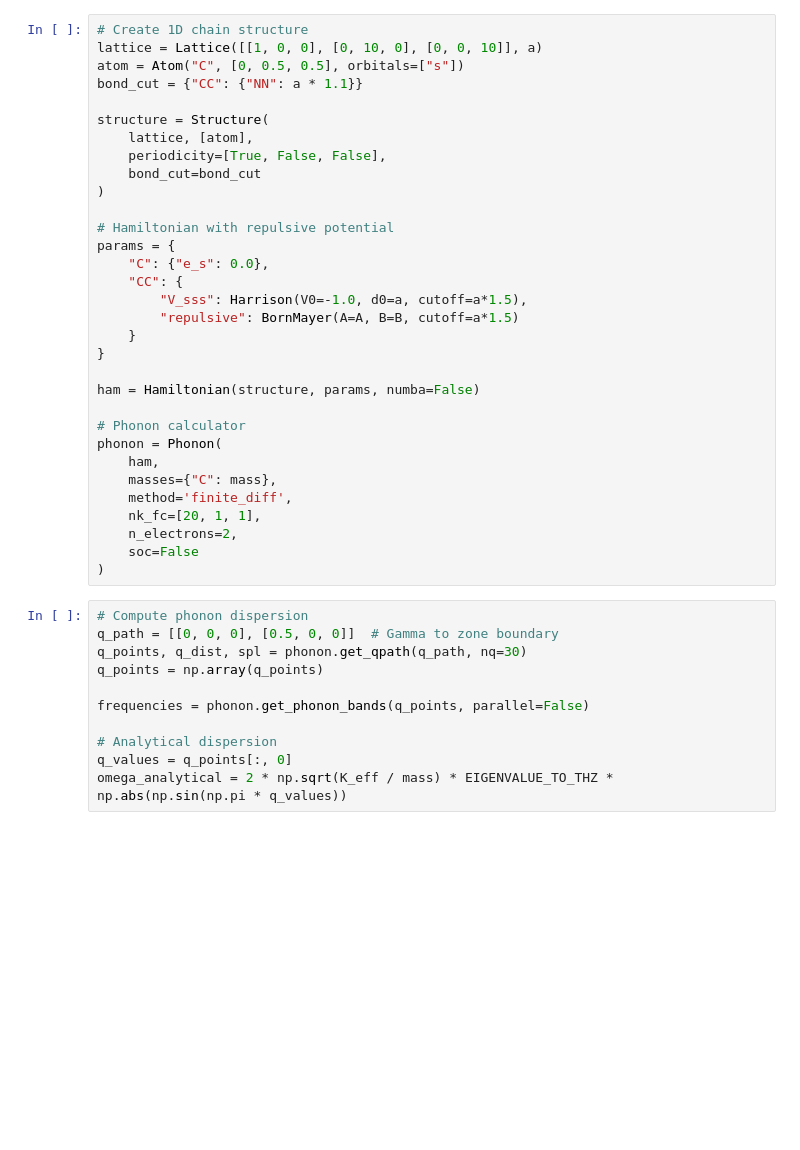
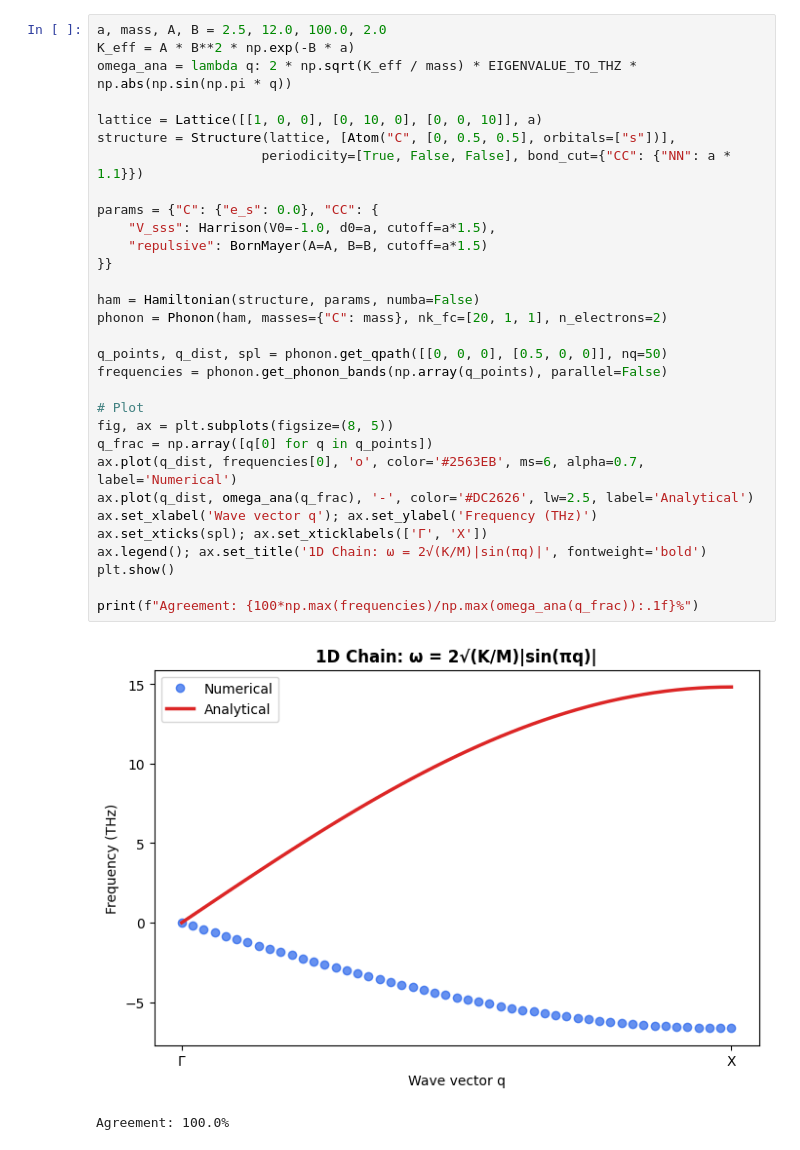
Before and after one commit to santoshkumarradha/pysktb, a Jupyter notebook: docs/source/examples/phonon_calculations.ipynb, the cells around one changed output. Drawn from its saved outputs; the diff is of its cells as text; blank space fills up the shorter version.

```diff
--- a/docs/source/examples/phonon_calculations.ipynb
+++ b/docs/source/examples/phonon_calculations.ipynb
@@ -72,43 +21,34 @@ Analytical ω_max (zone boundary): 14.82 THz
 # %%
-# Create 1D chain structure
+a, mass, A, B = 2.5, 12.0, 100.0, 2.0
+K_eff = A * B**2 * np.exp(-B * a)
+omega_ana = lambda q: 2 * np.sqrt(K_eff / mass) * EIGENVALUE_TO_THZ * np.abs(np.sin(np.pi * q))
+
 lattice = Lattice([[1, 0, 0], [0, 10, 0], [0, 0, 10]], a)
-atom = Atom("C", [0, 0.5, 0.5], orbitals=["s"])
-bond_cut = {"CC": {"NN": a * 1.1}}
+structure = Structure(lattice, [Atom("C", [0, 0.5, 0.5], orbitals=["s"])],
+                     periodicity=[True, False, False], bond_cut={"CC": {"NN": a * 1.1}})
 
-structure = Structure(
-    lattice, [atom],
-    periodicity=[True, False, False],
-    bond_cut=bond_cut
-)
-
-# Hamiltonian with repulsive potential
-params = {
-    "C": {"e_s": 0.0},
-    "CC": {
-        "V_sss": Harrison(V0=-1.0, d0=a, cutoff=a*1.5),
-        "repulsive": BornMayer(A=A, B=B, cutoff=a*1.5)
-    }
-}
+params = {"C": {"e_s": 0.0}, "CC": {
+    "V_sss": Harrison(V0=-1.0, d0=a, cutoff=a*1.5),
+    "repulsive": BornMayer(A=A, B=B, cutoff=a*1.5)
+}}
 
 ham = Hamiltonian(structure, params, numba=False)
+phonon = Phonon(ham, masses={"C": mass}, nk_fc=[20, 1, 1], n_electrons=2)
 
-# Phonon calculator
-phonon = Phonon(
-    ham,
-    masses={"C": mass},
-    method='finite_diff',
-    nk_fc=[20, 1, 1],
-    n_electrons=2,
-    soc=False
-)
+q_points, q_dist, spl = phonon.get_qpath([[0, 0, 0], [0.5, 0, 0]], nq=50)
+frequencies = phonon.get_phonon_bands(np.array(q_points), parallel=False)
+
+# Plot
+fig, ax = plt.subplots(figsize=(8, 5))
+q_frac = np.array([q[0] for q in q_points])
+ax.plot(q_dist, frequencies[0], 'o', color='#2563EB', ms=6, alpha=0.7, label='Numerical')
+ax.plot(q_dist, omega_ana(q_frac), '-', color='#DC2626', lw=2.5, label='Analytical')
+ax.set_xlabel('Wave vector q'); ax.set_ylabel('Frequency (THz)')
+ax.set_xticks(spl); ax.set_xticklabels(['Γ', 'X'])
+ax.legend(); ax.set_title('1D Chain: ω = 2√(K/M)|sin(πq)|', fontweight='bold')
+plt.show()
+
+print(f"Agreement: {100*np.max(frequencies)/np.max(omega_ana(q_frac)):.1f}%")
+# %% [output]
+[figure, added]
+Agreement: 100.0%
-# %%
-# Compute phonon dispersion
-q_path = [[0, 0, 0], [0.5, 0, 0]]  # Gamma to zone boundary
-q_points, q_dist, spl = phonon.get_qpath(q_path, nq=30)
-q_points = np.array(q_points)
-
-frequencies = phonon.get_phonon_bands(q_points, parallel=False)
-
-# Analytical dispersion
-q_values = q_points[:, 0]
-omega_analytical = 2 * np.sqrt(K_eff / mass) * EIGENVALUE_TO_THZ * np.abs(np.sin(np.pi * q_values))
```
Also changed, not shown: parts of 24 cells of this notebook, 4 other files.
